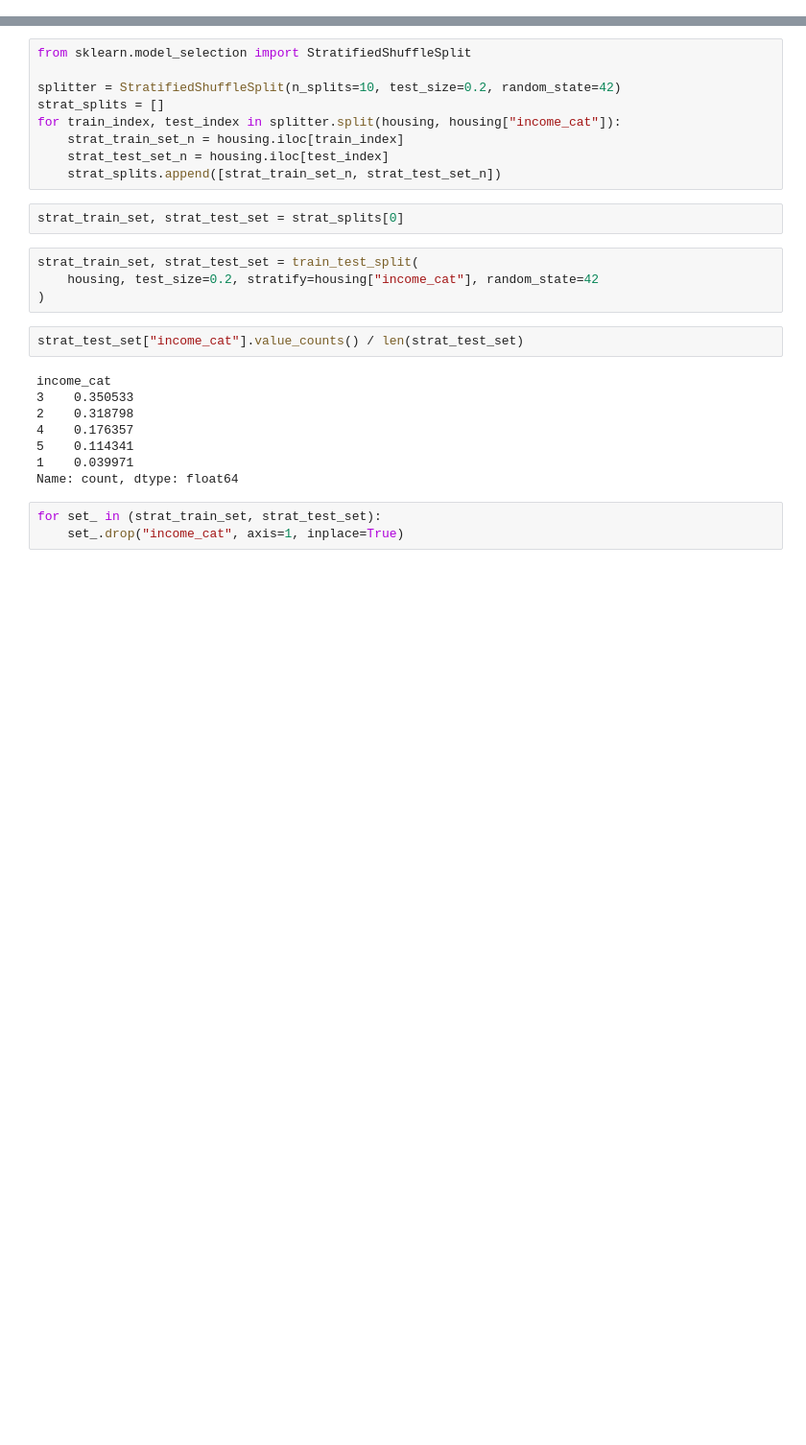
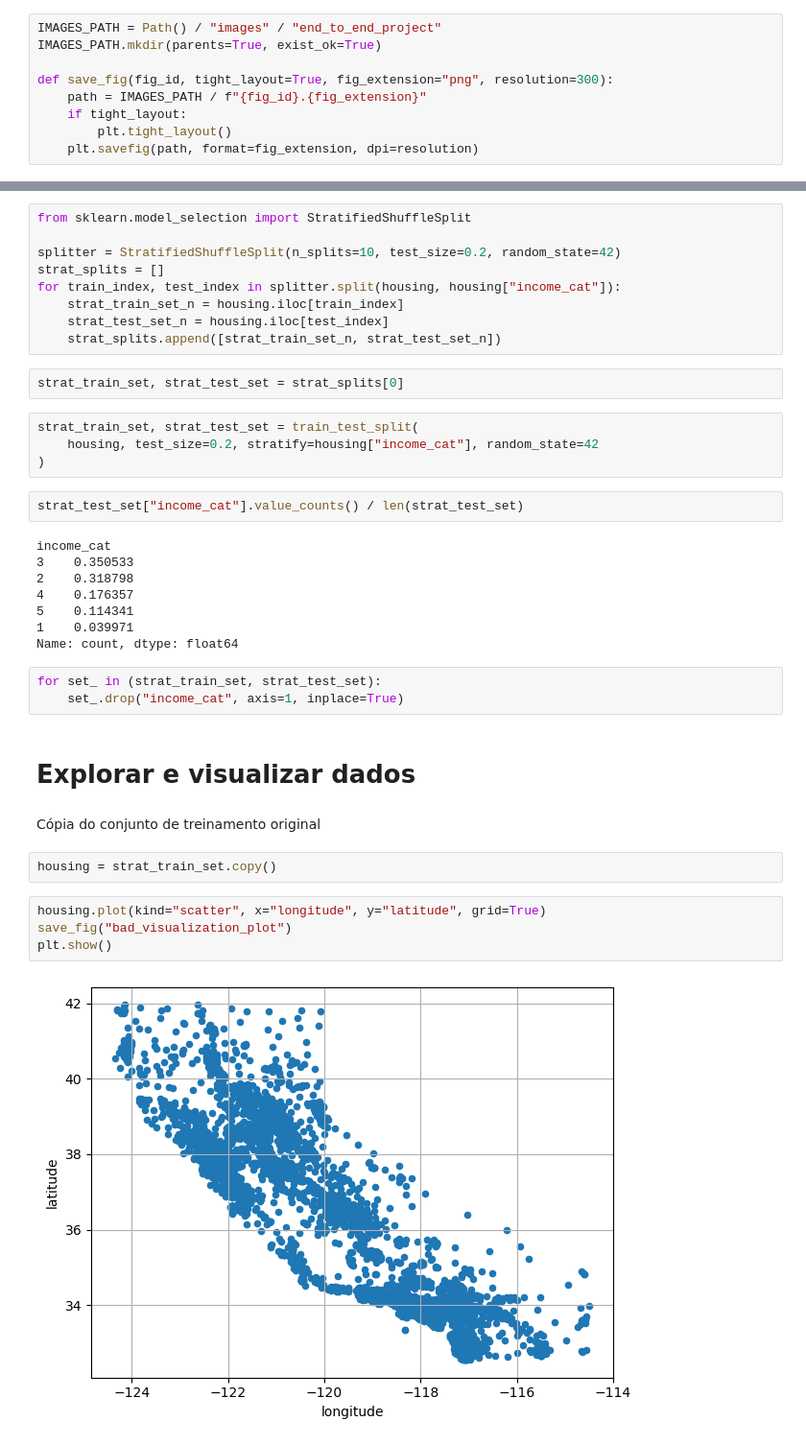
Before and after one commit to ThierryFabian00/Estudos-ml, a Jupyter notebook: Capitulo_02/projeto.ipynb, the cells around one changed output, grey strips where cells are left out. Shown at 96% size. Cells and saved outputs as stored; diff of their text form; blank space fills up the shorter version.

Commit message:
Dados de treinamento e limpeza de dados

```diff
--- a/Capitulo_02/projeto.ipynb
+++ b/Capitulo_02/projeto.ipynb
@@ -5,6 +5,15 @@ from pathlib import Path
 import pandas as pd
 import tarfile
 import urllib.request
+# %%
+IMAGES_PATH = Path() / "images" / "end_to_end_project"
+IMAGES_PATH.mkdir(parents=True, exist_ok=True)
+
+def save_fig(fig_id, tight_layout=True, fig_extension="png", resolution=300):
+    path = IMAGES_PATH / f"{fig_id}.{fig_extension}"
+    if tight_layout:
+        plt.tight_layout()
+    plt.savefig(path, format=fig_extension, dpi=resolution)
 # %%
 def load_housing_data():
     tarball_path = Path("datasets/housing.tgz")
@@ -180,3 +189,15 @@ Name: count, dtype: float64
 # %%
 for set_ in (strat_train_set, strat_test_set):
     set_.drop("income_cat", axis=1, inplace=True)
+# %% [markdown]
+# Explorar e visualizar dados
+# %% [markdown]
+Cópia do conjunto de treinamento original
+# %%
+housing = strat_train_set.copy()
+# %%
+housing.plot(kind="scatter", x="longitude", y="latitude", grid=True)
+save_fig("bad_visualization_plot")
+plt.show()
+# %% [output]
+[figure, added]
```
Also changed, not shown: parts of 26 cells of this notebook, 5 other files.
